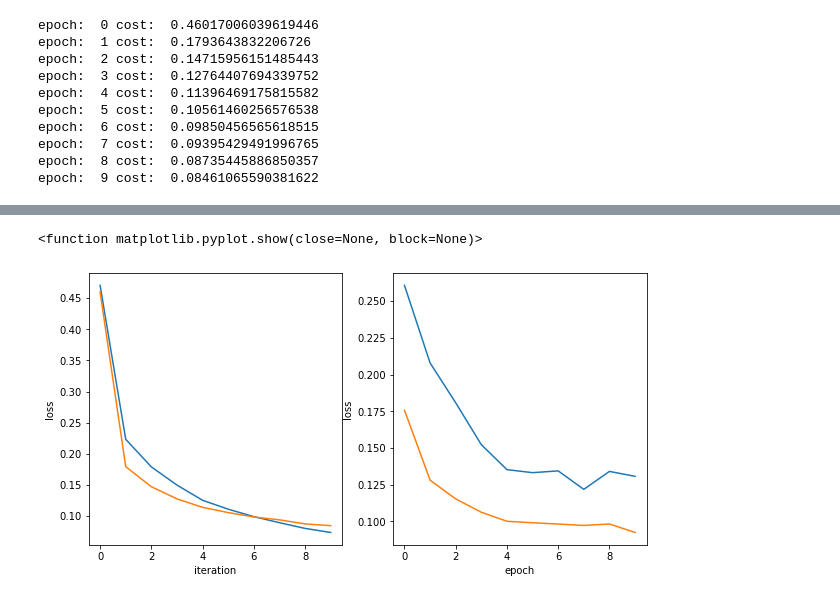
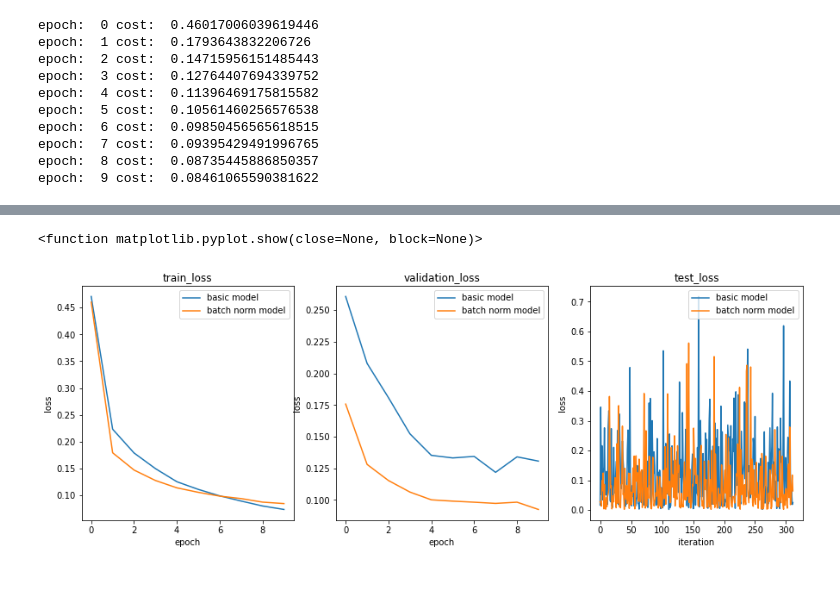
Before and after one commit to Jeong-JaeYoon/Pytorch_basic, a Jupyter notebook: mentoring.ipynb, the cells around one changed output, grey strips where cells are left out. Saved outputs shown, nothing was run; the diff lists cells and outputs as text; code cells hidden in the pictures.

```diff
--- a/mentoring.ipynb
+++ b/mentoring.ipynb
@@ -387,0 +524,19 @@ plt.show
+# %%
+bn_test_iteration_loss = []
+bn_accuracy = []
+
+bn_model.eval()
+with torch.no_grad():
+    for X,Y in test_loader:
+        X = X.view(-1, 28*28)
+        Y = Y
+
+        test_predict = bn_model(X)
+        test_loss = bn_criterion(test_predict, Y)
+        bn_test_iteration_loss.append(test_loss.item())
+        correct_predict = torch.argmax(test_predict, 1) == Y
+        batch_accuracy = correct_predict.float().mean()
+        bn_accuracy.append(batch_accuracy.item())
+
+    total_accuracy = sum(bn_accuracy) / len(test_loader)
+    print("accuracy: ", total_accuracy)
@@ -388,14 +555,24 @@ plt.show
 # %%
-plt.figure(figsize=(10,5))
-plt.subplot(1,2,1)
-plt.xlabel('iteration')
+plt.figure(figsize=(15,5))
+plt.subplot(1,3,1)
+plt.title('train_loss')
+plt.xlabel('epoch')
 plt.ylabel('loss')
 plt.plot(range(10), base_train_epoch_loss, range(10), bn_train_epoch_loss)
-plt.subplot(1,2,2)
+plt.legend(['basic model', 'batch norm model'], loc = 1)
+plt.subplot(1,3,2)
+plt.title('validation_loss')
 plt.xlabel('epoch')
 plt.ylabel('loss')
 plt.plot(range(10), base_valid_epoch_loss, range(10), bn_valid_epoch_loss)
+plt.legend(['basic model', 'batch norm model'], loc = 1)
+plt.subplot(1,3,3)
+plt.title('test_loss')
+plt.xlabel('iteration')
+plt.ylabel('loss')
+plt.plot(range(len(test_loader)), base_test_iteration_loss, range(len(test_loader)), bn_test_iteration_loss)
+plt.legend(['basic model', 'batch norm model'], loc = 1)
 plt.show
 # %% [output]
 <function matplotlib.pyplot.show(close=None, block=None)>
-[figure, old version]
+[figure, new version]
```
Also changed, not shown: parts of 12 cells of this notebook.
